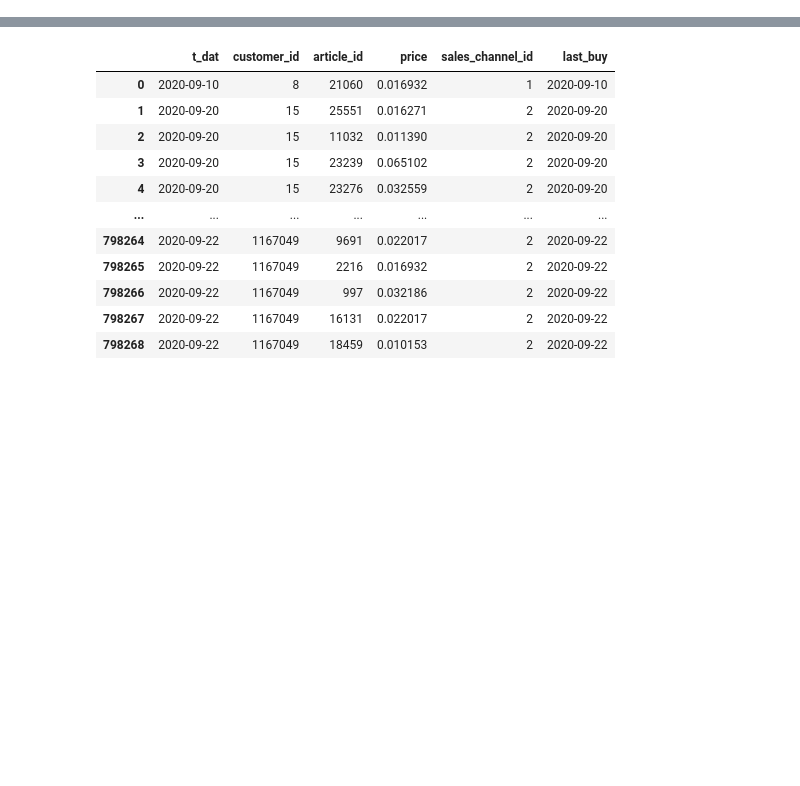
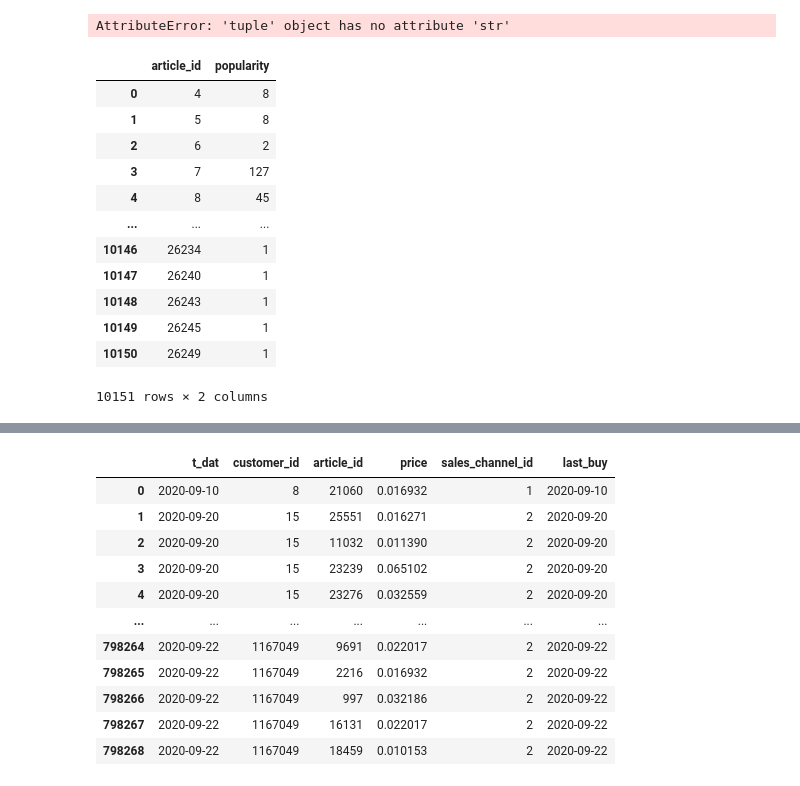
Before and after one commit to damicoedoardo/HnMChallenge, a Jupyter notebook: hnmchallenge/data_analysis/aayush_user.ipynb, the cells around one changed output, grey strips where cells are left out. Cells and saved outputs as stored; diff of their text form; code cells hidden in the pictures; blank space fills up the shorter version.

```diff
--- a/hnmchallenge/data_analysis/aayush_user.ipynb
+++ b/hnmchallenge/data_analysis/aayush_user.ipynb
@@ -20,0 +50,4 @@ fd=dataset.get_full_data()
+# %%
+intervals[0]
+# %% [output]
+AttributeError: 'tuple' object has no attribute 'str'
@@ -20,0 +67,16 @@ fd=dataset.get_full_data()
+# %%
+feature
+# %% [output]
+|  | article_id | popularity |
+| 0 | 4 | 8 |
+| 1 | 5 | 8 |
+| 2 | 6 | 2 |
+| 3 | 7 | 127 |
+| 4 | 8 | 45 |
+| ... | ... | ... |
+| 10146 | 26234 | 1 |
+| 10147 | 26240 | 1 |
+| 10148 | 26243 | 1 |
+| 10149 | 26245 | 1 |
+| 10150 | 26249 | 1 |
+10151 rows × 2 columns
```
Also changed, not shown: parts of 8 cells of this notebook, 2 other files.
